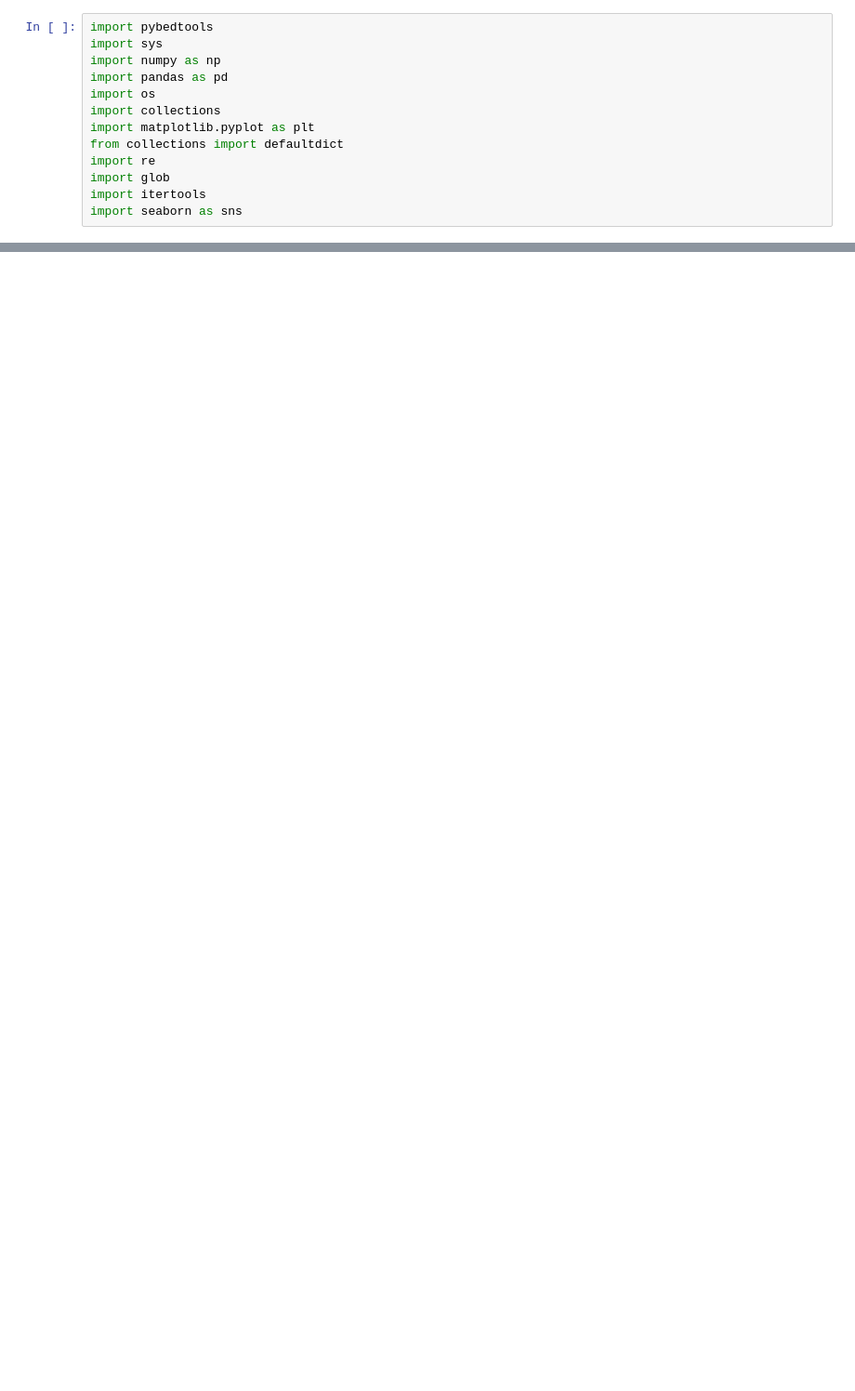
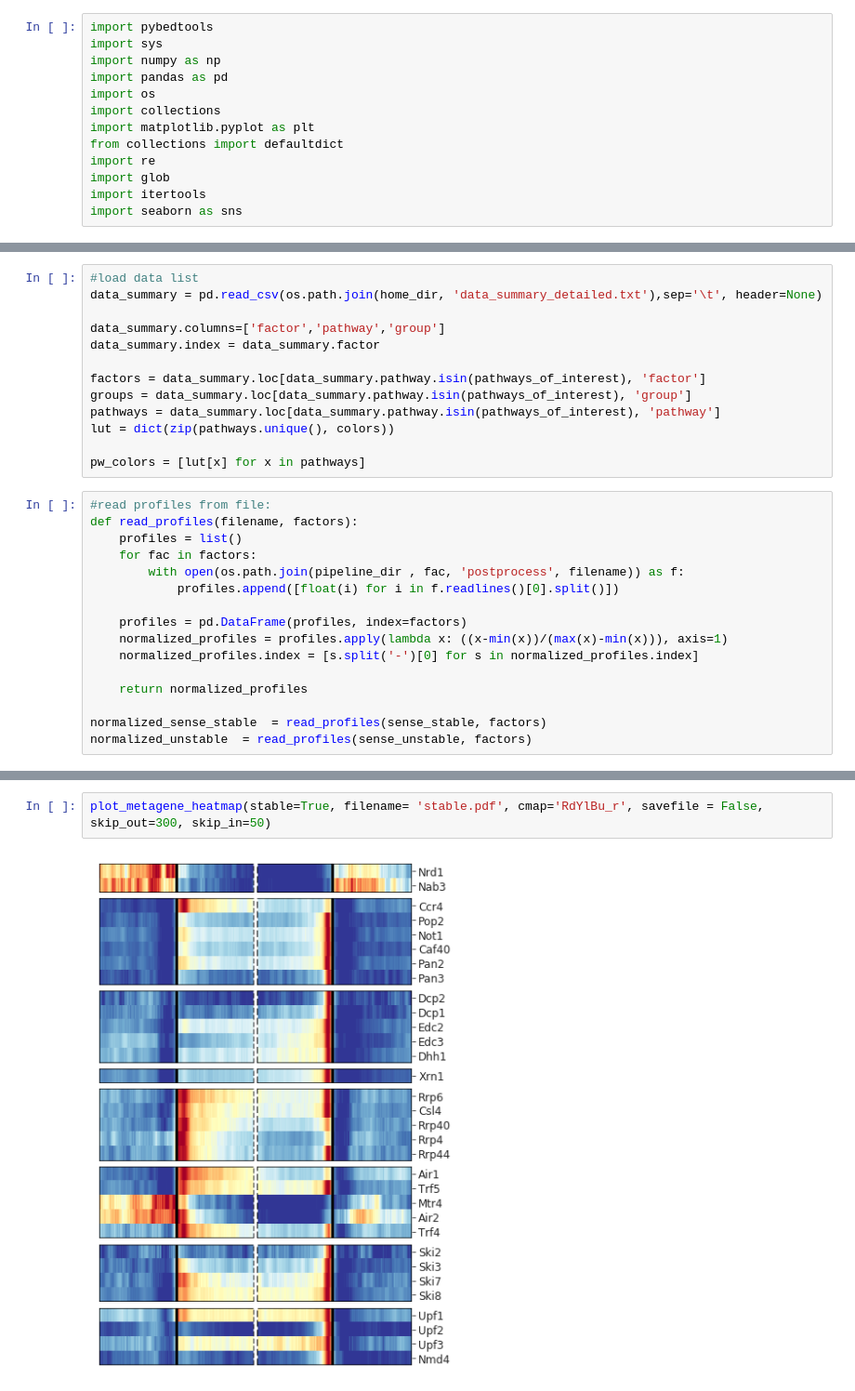
Before and after one commit to elifesciences-publications/Degradation_scripts, a Jupyter notebook: metagene_by_halflife_all.ipynb, the cells around one changed output, grey strips where cells are left out. Shown at 93% size. Drawn from its saved outputs; the diff is of its cells as text; blank space fills up the shorter version.

Commit message:
add plots for all factors

```diff
--- a/metagene_by_halflife_all.ipynb
+++ b/metagene_by_halflife_all.ipynb
@@ -286,0 +35,29 @@ plt.savefig(os.path.join(plotting_dir, "Metagene_by_HL","NMD.pdf"))
+# %%
+#load data list
+data_summary = pd.read_csv(os.path.join(home_dir, 'data_summary_detailed.txt'),sep='\t', header=None)
+
+data_summary.columns=['factor','pathway','group']
+data_summary.index = data_summary.factor
+
+factors = data_summary.loc[data_summary.pathway.isin(pathways_of_interest), 'factor']
+groups = data_summary.loc[data_summary.pathway.isin(pathways_of_interest), 'group']
+pathways = data_summary.loc[data_summary.pathway.isin(pathways_of_interest), 'pathway']
+lut = dict(zip(pathways.unique(), colors))
+
+pw_colors = [lut[x] for x in pathways]
+# %%
+#read profiles from file:
+def read_profiles(filename, factors):
+    profiles = list()
+    for fac in factors:
+        with open(os.path.join(pipeline_dir , fac, 'postprocess', filename)) as f:
+            profiles.append([float(i) for i in f.readlines()[0].split()])
+
+    profiles = pd.DataFrame(profiles, index=factors)
+    normalized_profiles = profiles.apply(lambda x: ((x-min(x))/(max(x)-min(x))), axis=1)
+    normalized_profiles.index = [s.split('-')[0] for s in normalized_profiles.index]
+
+    return normalized_profiles
+
+normalized_sense_stable  = read_profiles(sense_stable, factors)
+normalized_unstable  = read_profiles(sense_unstable, factors)
@@ -286,0 +147,4 @@ plt.savefig(os.path.join(plotting_dir, "Metagene_by_HL","NMD.pdf"))
+# %%
+plot_metagene_heatmap(stable=True, filename= 'stable.pdf', cmap='RdYlBu_r', savefile = False, skip_out=300, skip_in=50)
+# %% [output]
+[figure, added]
```
Also changed, not shown: parts of 17 cells of this notebook.
